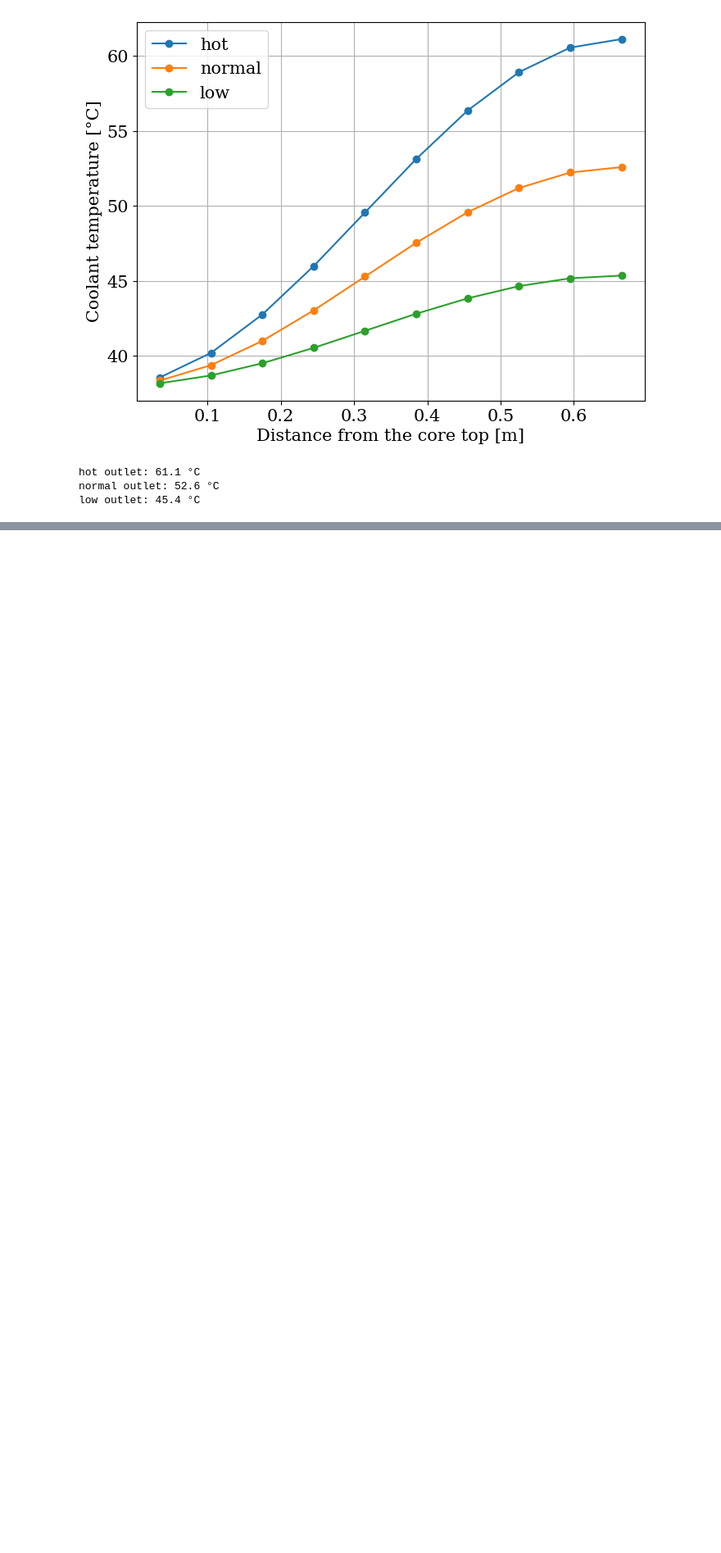
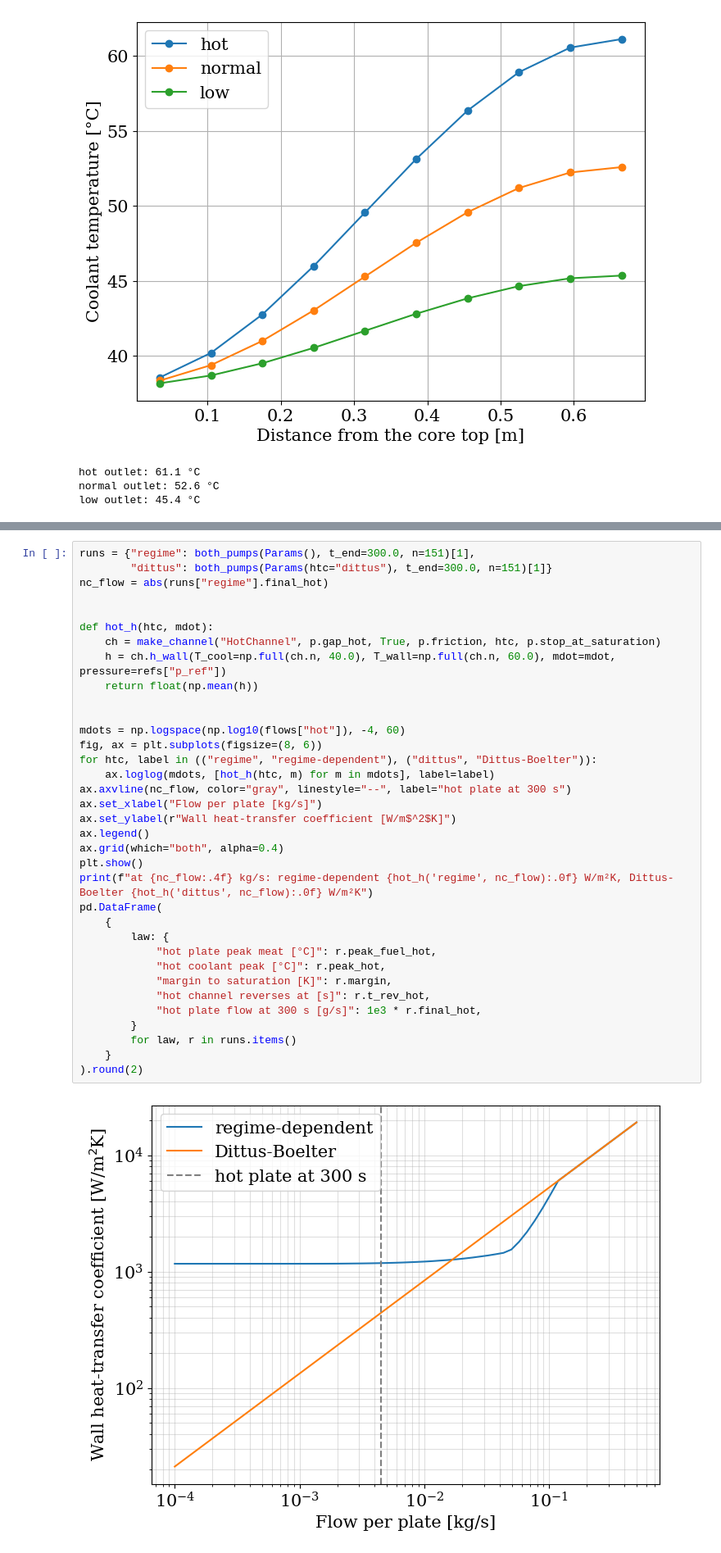
Before and after one commit to ramp-nuclear/STREAM, a Jupyter notebook: docs/source/LOFAPoolReactor.ipynb, the cells around one changed output, grey strips where cells are left out. Shown at 82% size. Drawn from its saved outputs; the diff is of its cells as text; blank space fills up the shorter version.

```diff
--- a/docs/source/LOFAPoolReactor.ipynb
+++ b/docs/source/LOFAPoolReactor.ipynb
@@ -178,0 +186,37 @@ The hot channel leaves the core at about 61 °C and the normal channels at about
+# %%
+runs = {"regime": both_pumps(Params(), t_end=300.0, n=151)[1],
+        "dittus": both_pumps(Params(htc="dittus"), t_end=300.0, n=151)[1]}
+nc_flow = abs(runs["regime"].final_hot)
+
+
+def hot_h(htc, mdot):
+    ch = make_channel("HotChannel", p.gap_hot, True, p.friction, htc, p.stop_at_saturation)
+    h = ch.h_wall(T_cool=np.full(ch.n, 40.0), T_wall=np.full(ch.n, 60.0), mdot=mdot, pressure=refs["p_ref"])
+    return float(np.mean(h))
+
+
+mdots = np.logspace(np.log10(flows["hot"]), -4, 60)
+fig, ax = plt.subplots(figsize=(8, 6))
+for htc, label in (("regime", "regime-dependent"), ("dittus", "Dittus-Boelter")):
+    ax.loglog(mdots, [hot_h(htc, m) for m in mdots], label=label)
+ax.axvline(nc_flow, color="gray", linestyle="--", label="hot plate at 300 s")
+ax.set_xlabel("Flow per plate [kg/s]")
+ax.set_ylabel(r"Wall heat-transfer coefficient [W/m$^2$K]")
+ax.legend()
+ax.grid(which="both", alpha=0.4)
+plt.show()
+print(f"at {nc_flow:.4f} kg/s: regime-dependent {hot_h('regime', nc_flow):.0f} W/m²K, Dittus-Boelter {hot_h('dittus', nc_flow):.0f} W/m²K")
+pd.DataFrame(
+    {
+        law: {
+            "hot plate peak meat [°C]": r.peak_fuel_hot,
+            "hot coolant peak [°C]": r.peak_hot,
+            "margin to saturation [K]": r.margin,
+            "hot channel reverses at [s]": r.t_rev_hot,
+            "hot plate flow at 300 s [g/s]": 1e3 * r.final_hot,
+        }
+        for law, r in runs.items()
+    }
+).round(2)
+# %% [output]
+[figure, added]
```
Also changed, not shown: parts of 6 cells of this notebook, 5 other files.
